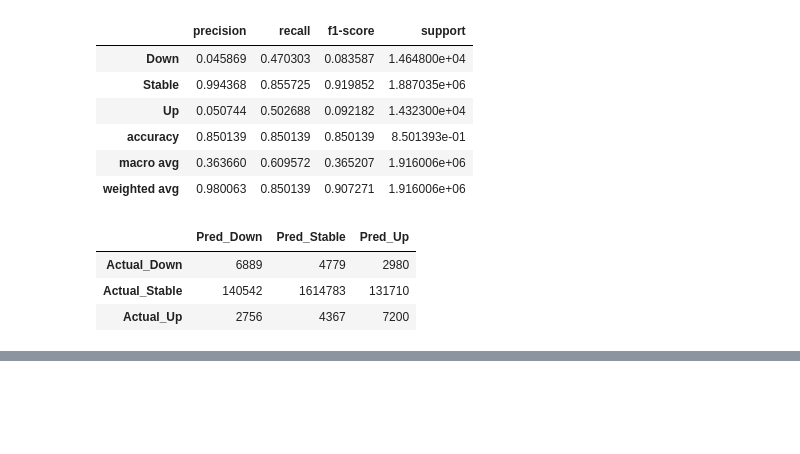
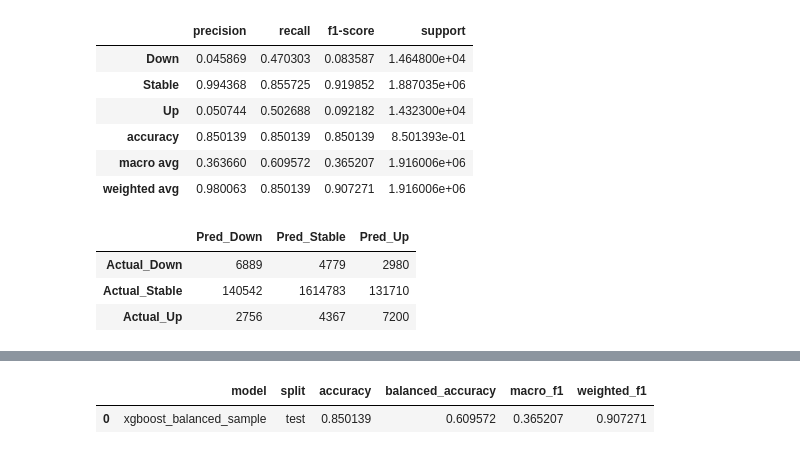
Before and after one commit to kondacharansair-ctrl/supermarket-price-direction, a Jupyter notebook: notebooks/08_model_interpretation.ipynb, the cells around one changed output, grey strips where cells are left out. Cells and saved outputs as stored; diff of their text form; code cells hidden in the pictures; blank space fills up the shorter version.

```diff
--- a/notebooks/08_model_interpretation.ipynb
+++ b/notebooks/08_model_interpretation.ipynb
@@ -326,0 +395,95 @@ test_cm_df.to_csv(
+# %%
+# Rebuild model evaluation outputs after kernel restart
+
+features_path = DATA_DIR / "supermarket_price_direction_features_h1_t05.parquet"
+model_path = MODEL_DIR / "xgboost_balanced_sample_h1_t05.joblib"
+
+df = pd.read_parquet(features_path)
+model = joblib.load(model_path)
+
+target_col = "target_direction_h1_t05"
+id_cols = ["product_id", "date"]
+
+feature_cols = [
+    col for col in df.columns
+    if col not in id_cols + [target_col]
+]
+
+train_end = pd.Timestamp("2024-03-10")
+val_end = pd.Timestamp("2024-03-24")
+
+train_df = df[df["date"] <= train_end].copy()
+test_df = df[df["date"] > val_end].copy()
+
+categorical_cols = ["retailer", "category", "own_brand_flag"]
+
+for col in categorical_cols:
+    train_df[col] = train_df[col].astype("category")
+    test_df[col] = test_df[col].astype("category")
+    test_df[col] = test_df[col].cat.set_categories(train_df[col].cat.categories)
+
+    train_df[col] = train_df[col].cat.codes
+    test_df[col] = test_df[col].cat.codes
+
+label_map = {
+    "Down": 0,
+    "Stable": 1,
+    "Up": 2,
+}
+
+X_test = test_df[feature_cols].copy()
+y_test = test_df[target_col].map(label_map).astype("int8")
+
+y_test_pred = model.predict(X_test)
+
+test_metrics = {
+    "model": "xgboost_balanced_sample",
+    "split": "test",
+    "accuracy": accuracy_score(y_test, y_test_pred),
+    "balanced_accuracy": balanced_accuracy_score(y_test, y_test_pred),
+    "macro_f1": f1_score(y_test, y_test_pred, average="macro"),
+    "weighted_f1": f1_score(y_test, y_test_pred, average="weighted"),
+}
+
+test_report = classification_report(
+    y_test,
+    y_test_pred,
+    labels=[0, 1, 2],
+    target_names=["Down", "Stable", "Up"],
+    output_dict=True,
+    zero_division=0
+)
+
+test_report_df = pd.DataFrame(test_report).T
+
+test_cm = confusion_matrix(
+    y_test,
+    y_test_pred,
+    labels=[0, 1, 2]
+)
+
+test_cm_df = pd.DataFrame(
+    test_cm,
+    index=["Actual_Down", "Actual_Stable", "Actual_Up"],
+    columns=["Pred_Down", "Pred_Stable", "Pred_Up"]
+)
+
+pd.DataFrame([test_metrics]).to_csv(
+    RESULTS_DIR / "xgboost_test_metrics_recomputed.csv",
+    index=False
+)
+
+test_report_df.to_csv(
+    RESULTS_DIR / "xgboost_test_classification_report_recomputed.csv"
+)
+
+test_cm_df.to_csv(
+    RESULTS_DIR / "xgboost_test_confusion_matrix_recomputed.csv"
+)
+
+display(pd.DataFrame([test_metrics]))
+display(test_report_df)
+display(test_cm_df)
+# %% [output]
+|  | model | split | accuracy | balanced_accuracy | macro_f1 | weighted_f1 |
+| 0 | xgboost_balanced_sample | test | 0.850139 | 0.609572 | 0.365207 | 0.907271 |
```
Also changed, not shown: parts of 11 cells of this notebook.
